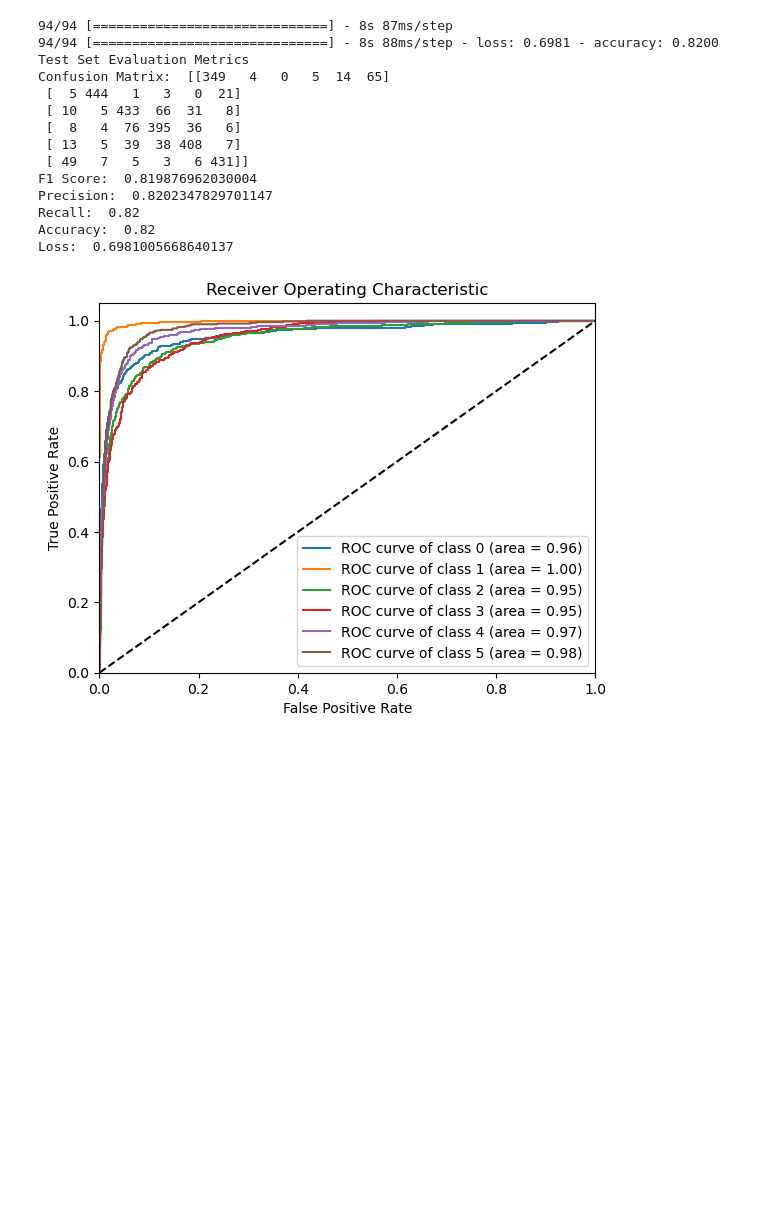
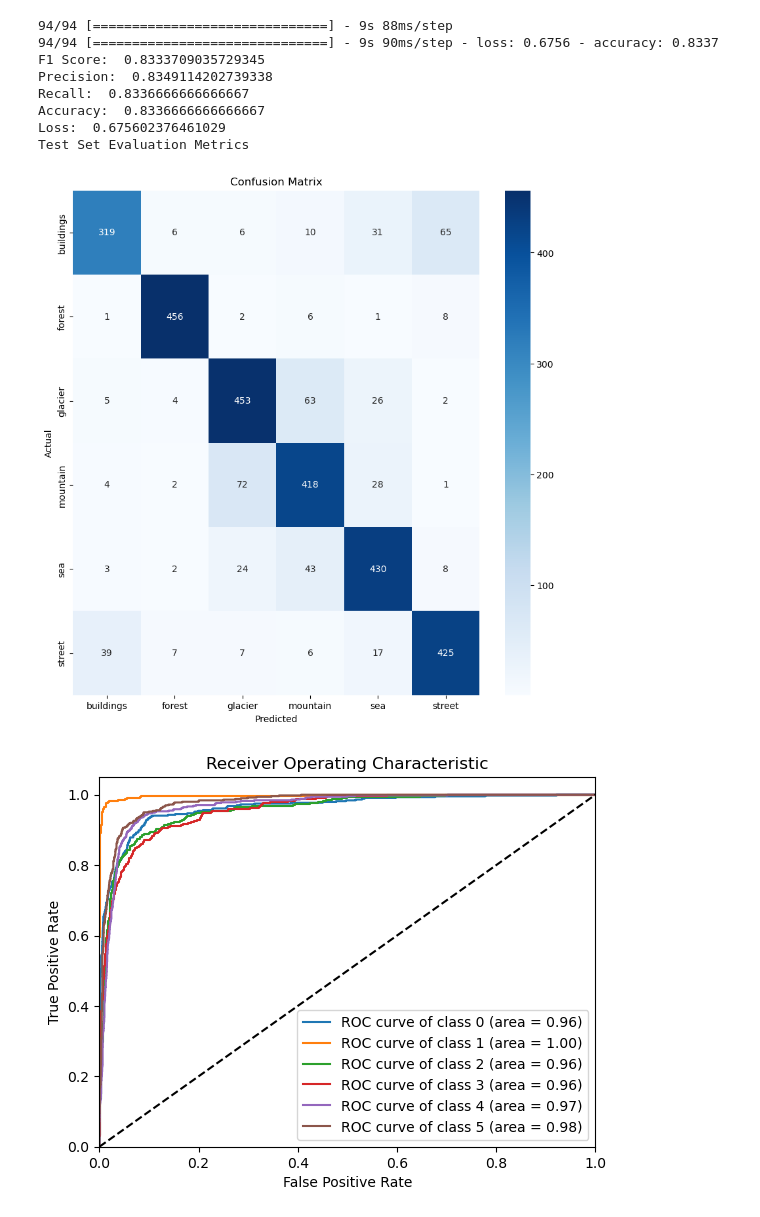
Before and after one commit to cristiano-nicolau/intel_image_classification, a Jupyter notebook: CNN/normal_cnn.ipynb, the cells around one changed output. Saved outputs shown, nothing was run; the diff lists cells and outputs as text; code cells hidden in the pictures; blank space fills up the shorter version.

```diff
--- a/CNN/normal_cnn.ipynb
+++ b/CNN/normal_cnn.ipynb
@@ -56,22 +56,20 @@ X_train = X_train / 255
 X_val = X_val / 255
 X_test = X_test / 255
 # %%
-def create_model():
-    model = Sequential()
-    model.add(Conv2D(32, (3, 3), activation='relu', input_shape=(150, 150, 3)))
-    model.add(MaxPooling2D((2, 2)))
-    model.add(Conv2D(64, (3, 3), activation='relu'))
-    model.add(MaxPooling2D((2, 2)))
-    model.add(Conv2D(128, (3, 3), activation='relu'))
-    model.add(MaxPooling2D((2, 2)))
-    model.add(Flatten())
-    model.add(Dense(512, activation='relu'))
-    model.add(Dropout(0.5))
-    model.add(Dense(6, activation='softmax'))
-    model.compile(optimizer='adam', loss='categorical_crossentropy', metrics=['accuracy'])
-    return model
+model = Sequential()
+model.add(Conv2D(32, (3, 3), activation='relu', input_shape=(150, 150, 3)))
+model.add(MaxPooling2D((2, 2)))
+model.add(Conv2D(64, (3, 3), activation='relu'))
+model.add(MaxPooling2D((2, 2)))
+model.add(Conv2D(128, (3, 3), activation='relu'))
+model.add(MaxPooling2D((2, 2)))
+model.add(Flatten())
+model.add(Dense(128, activation='relu'))
+model.add(Dropout(0.5))
+model.add(Dense(6, activation='softmax'))
+model.compile(optimizer='adam', loss='categorical_crossentropy', metrics=['accuracy'])
 # %%
-model = create_model()
+
 model.summary()
 # %% [output]
 Model: "sequential"
@@ -92,6 +90,6 @@ Trainable params: 19,036,742
 Non-trainable params: 0
 _________________________________________________________________
 # %%
-results = model.fit(X_train, y_train, epochs=10, batch_size=64, validation_data=(X_val, y_val))
+results = model.fit(X_train, y_train, epochs=10, batch_size=32, validation_data=(X_val, y_val))
 # %% [output]
 Epoch 1/10
@@ -149,50 +147,51 @@ recall = recall_score(y_test, y_pred, average='weighted')
 accuracy = accuracy_score(y_test, y_pred)
 
 confusion_matrix = confusion_matrix(y_test, y_pred)
-print('Test Set Evaluation Metrics')
-print('Confusion Matrix: ', confusion_matrix)
-
 print('F1 Score: ', f1)
 print('Precision: ', precision)
 print('Recall: ', recall)
 print('Accuracy: ', accuracy)
 print('Loss: ', loss)
+
+print('Test Set Evaluation Metrics')
+plt.figure(figsize=(10, 10))
+sns.heatmap(confusion_matrix, annot=True, fmt='g', cmap='Blues', xticklabels=classes_names, yticklabels=classes_names)
+plt.xlabel('Predicted')
+plt.ylabel('Actual')
+plt.title('Confusion Matrix')
+plt.show()
+
 
 fpr = dict()
 tpr = dict()
 roc_auc = dict()
 n_classes = 6
 
 for i in range(n_classes):
     fpr[i], tpr[i], _ = roc_curve(y_test_encoded[:, i], predictions[:, i])
     roc_auc[i] = auc(fpr[i], tpr[i])
 
 plt.figure()
 
 for i in range(n_classes):
     plt.plot(fpr[i], tpr[i], label='ROC curve of class {0} (area = {1:0.2f})'.format(i, roc_auc[i]))
 
 plt.plot([0, 1], [0, 1], 'k--')
 plt.xlim([0.0, 1.0])
 plt.ylim([0.0, 1.05])
 plt.xlabel('False Positive Rate')
 plt.ylabel('True Positive Rate')
 plt.title('Receiver Operating Characteristic')
 plt.legend(loc="lower right")
 plt.show()
 # %% [output]
-94/94 [==============================] - 8s 87ms/step
-94/94 [==============================] - 8s 88ms/step - loss: 0.6981 - accuracy: 0.8200
+94/94 [==============================] - 9s 88ms/step
+94/94 [==============================] - 9s 90ms/step - loss: 0.6756 - accuracy: 0.8337
+F1 Score:  0.8333709035729345
+Precision:  0.8349114202739338
+Recall:  0.8336666666666667
+Accuracy:  0.8336666666666667
+Loss:  0.675602376461029
 Test Set Evaluation Metrics
-Confusion Matrix:  [[349   4   0   5  14  65]
- [  5 444   1   3   0  21]
- [ 10   5 433  66  31   8]
- [  8   4  76 395  36   6]
- [ 13   5  39  38 408   7]
- [ 49   7   5   3   6 431]]
-F1 Score:  0.819876962030004
-Precision:  0.8202347829701147
-Recall:  0.82
-Accuracy:  0.82
-Loss:  0.6981005668640137
-[figure, old version]
+[figure, new version]
+[figure, added]
```
Also changed, not shown: parts of 3 cells of this notebook, 1 other file.
